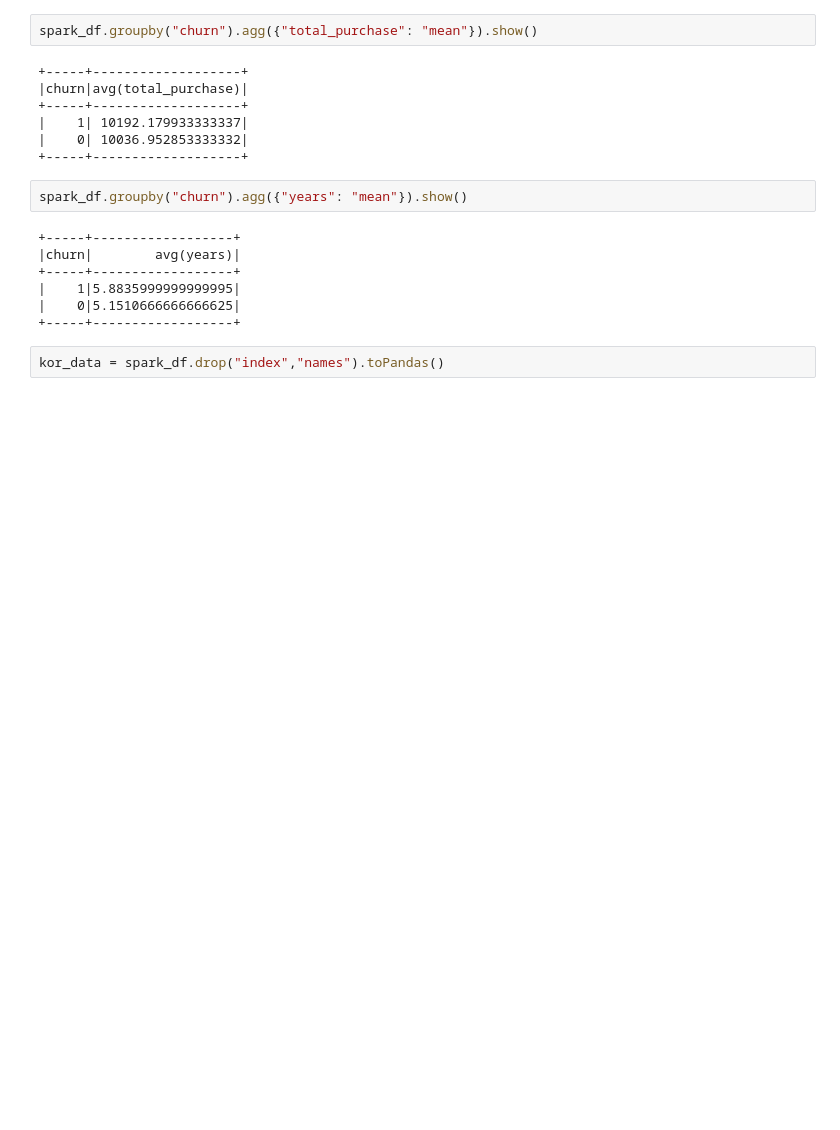
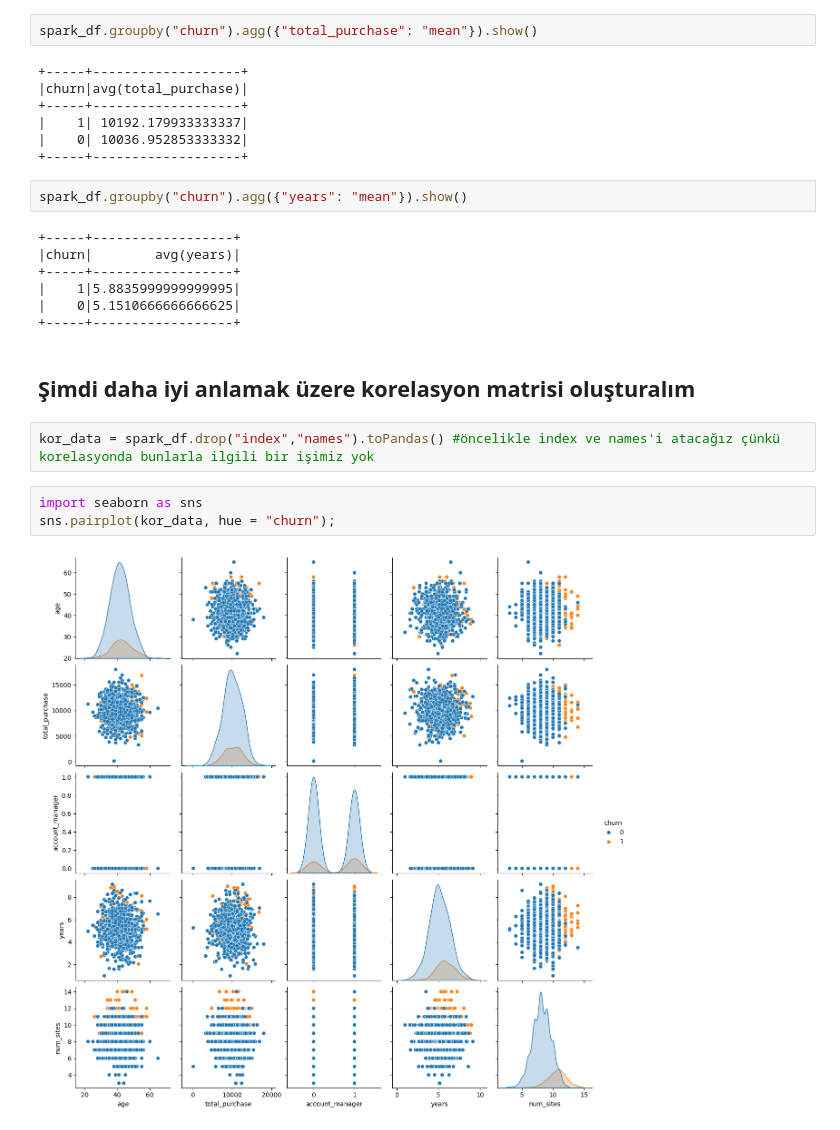
Before and after one commit to ibkya/Using-Machine-Learning-Algorithms-on-Big-Data, a Jupyter notebook: UMLAOSBD.ipynb, the cells around one changed output. Saved outputs shown, nothing was run; the diff lists cells and outputs as text; blank space fills up the shorter version.

Commit message:
exploratory data analysis continued

```diff
--- a/UMLAOSBD.ipynb
+++ b/UMLAOSBD.ipynb
@@ -244,5 +244,12 @@ spark_df.groupby("churn").agg({"years": "mean"}).show()
 |    1|5.8835999999999995|
 |    0|5.1510666666666625|
 +-----+------------------+
+# %% [markdown]
+## Şimdi daha iyi anlamak üzere korelasyon matrisi oluşturalım
 # %%
-kor_data = spark_df.drop("index","names").toPandas()
+kor_data = spark_df.drop("index","names").toPandas() #öncelikle index ve names'i atacağız çünkü korelasyonda bunlarla ilgili bir işimiz yok
+# %%
+import seaborn as sns
+sns.pairplot(kor_data, hue = "churn");
+# %% [output]
+[figure, added]
```
Also changed, not shown: parts of 2 cells of this notebook.
